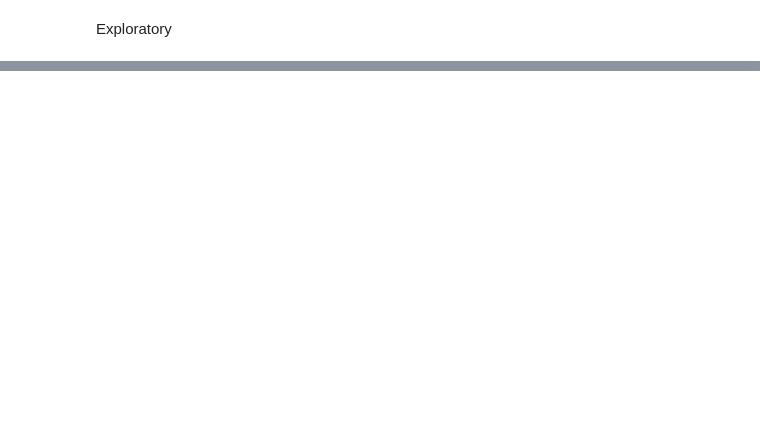
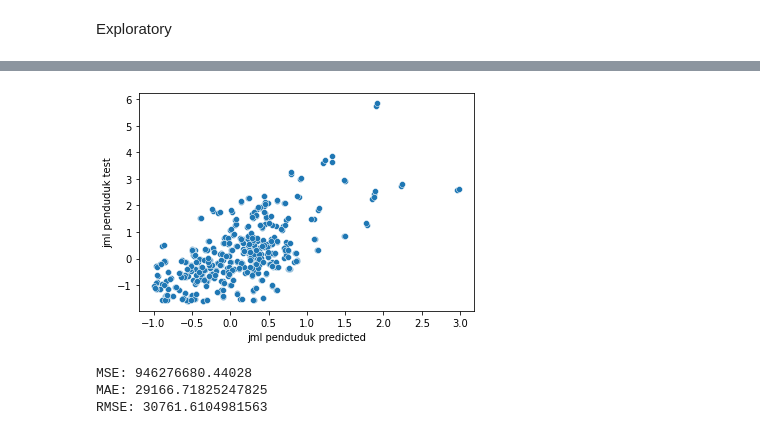
Before and after one commit to tsancode/Population5, a Jupyter notebook: code/Preliminary_data_exploration.ipynb, the cells around one changed output, grey strips where cells are left out. Saved outputs shown, nothing was run; the diff lists cells and outputs as text; code cells hidden in the pictures; blank space fills up the shorter version.

```diff
--- a/code/Preliminary_data_exploration.ipynb
+++ b/code/Preliminary_data_exploration.ipynb
@@ -182,0 +171,9 @@ Dari hasil clustering, terbentuk 4 klaster, dengan rincian  39 persen kelurahan
+# %%
+y_predicted = model.predict(x_test)
+
+ax = sns.scatterplot(x=y_predicted[:,0], y=y_test[:,0])
+ax.set_ylabel('jml penduduk test')
+ax.set_xlabel('jml penduduk predicted')
+plt.show()
+# %% [output]
+[figure, added]
@@ -182,0 +182,10 @@ Dari hasil clustering, terbentuk 4 klaster, dengan rincian  39 persen kelurahan
+# %%
+diff = y_predicted - y_test
+
+print("MSE:", np.mean(diff**2))
+print("MAE:", np.mean(abs(diff)))
+print("RMSE:", np.sqrt(np.mean(diff**2)))
+# %% [output]
+MSE: 946276680.44028
+MAE: 29166.71825247825
+RMSE: 30761.6104981563
```
Also changed, not shown: parts of 49 cells of this notebook.
